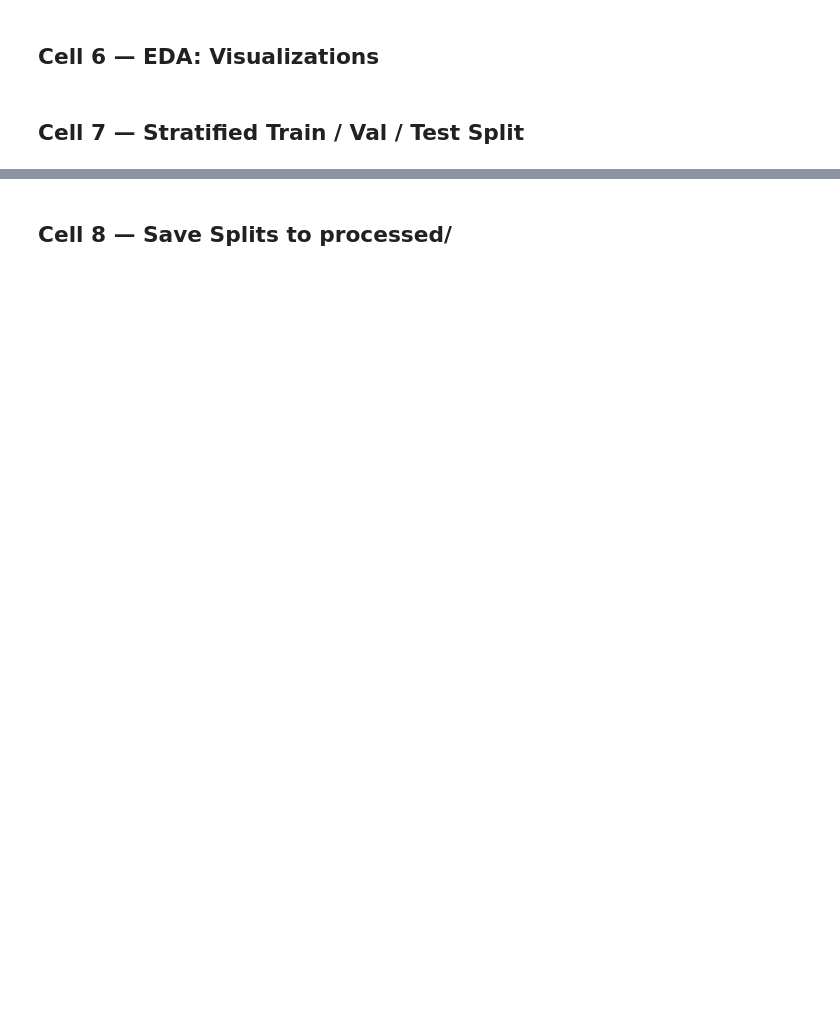
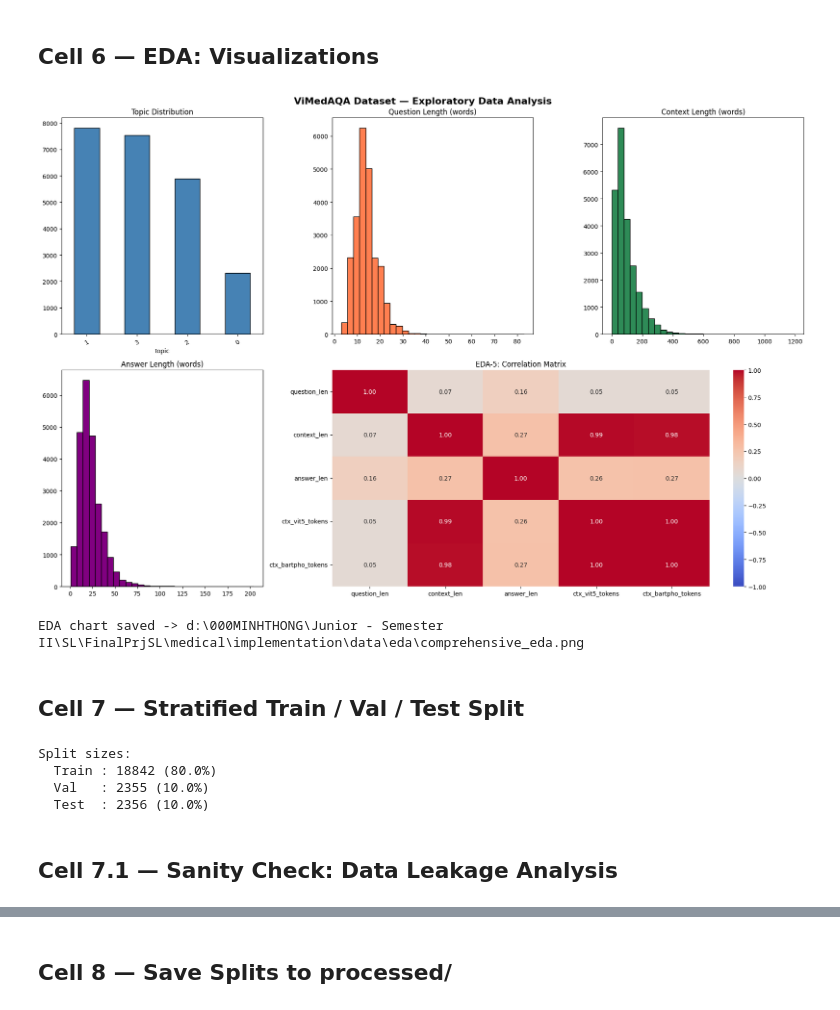
Before and after one commit to conluoi123/VietNamese_MediCal_Virtual_Assistant, a Jupyter notebook: notebooks/01_data_exploration.ipynb, the cells around one changed output, grey strips where cells are left out. Drawn from its saved outputs; the diff is of its cells as text; code cells hidden in the pictures; blank space fills up the shorter version.

```diff
--- a/notebooks/01_data_exploration.ipynb
+++ b/notebooks/01_data_exploration.ipynb
@@ -171,17 +293,45 @@ print(f"EDA chart saved -> {os.path.abspath(eda_png)}")
+# %%
+fig = plt.figure(figsize=(18, 12))
+fig.suptitle("ViMedAQA Dataset — Exploratory Data Analysis", fontsize=16, fontweight="bold")
+
+ax1 = plt.subplot(2, 3, 1)
+topic_counts = df_clean["topic"].value_counts()
+topic_counts.plot(kind="bar", ax=ax1, color="steelblue", edgecolor="black")
+ax1.set_title("Topic Distribution")
+ax1.tick_params(axis="x", rotation=30)
+
+ax2 = plt.subplot(2, 3, 2)
+ax2.hist(df_clean["question_len"], bins=30, color="coral", edgecolor="black")
+ax2.set_title("Question Length (words)")
+
+ax3 = plt.subplot(2, 3, 3)
+ax3.hist(df_clean["context_len"], bins=30, color="seagreen", edgecolor="black")
+ax3.set_title("Context Length (words)")
+
+ax4 = plt.subplot(2, 3, 4)
+ax4.hist(df_clean["answer_len"], bins=30, color="purple", edgecolor="black")
+ax4.set_title("Answer Length (words)")
+
+# EDA-5: Cross-Variable Correlation Matrix
+ax5 = plt.subplot(2, 3, (5, 6))
+corr_cols = ['question_len', 'context_len', 'answer_len', 'ctx_vit5_tokens', 'ctx_bartpho_tokens']
+corr_matrix = df_clean[corr_cols].corr()
+sns.heatmap(corr_matrix, annot=True, cmap="coolwarm", fmt=".2f", ax=ax5, vmin=-1, vmax=1)
+ax5.set_title("EDA-5: Correlation Matrix")
+
+plt.tight_layout()
+
+eda_png = os.path.join(DATA_EDA, "comprehensive_eda.png")
+plt.savefig(eda_png, dpi=150, bbox_inches="tight")
+plt.show()
+print(f"EDA chart saved -> {os.path.abspath(eda_png)}")
+# %% [output]
+[figure, added]
+EDA chart saved -> d:\000MINHTHONG\Junior - Semester II\SL\FinalPrjSL\medical\implementation\data\eda\comprehensive_eda.png
 # %% [markdown]
 ## Cell 7 — Stratified Train / Val / Test Split
 # %%
-# Drop rows with null values in core columns
-CORE_COLS = ["question", "context", "answer", "topic"]
-df_clean = df.dropna(subset=CORE_COLS).reset_index(drop=True)
-print(f"Samples after null removal: {len(df_clean)} (dropped {len(df) - len(df_clean)})")
-
-# Check original split structure
-print("\nOriginal split tag distribution:")
-print(df_clean["_original_split"].value_counts())
-
 # Stratified split: 80% train / 10% val / 10% test
-# seed=42 for reproducibility
 train_df, temp_df = train_test_split(
     df_clean,
     test_size=0.2,
@@ -199,10 +349,10 @@ print(f"\nSplit sizes:")
 print(f"  Train : {len(train_df)} ({len(train_df)/len(df_clean)*100:.1f}%)")
 print(f"  Val   : {len(val_df)} ({len(val_df)/len(df_clean)*100:.1f}%)")
 print(f"  Test  : {len(test_df)} ({len(test_df)/len(df_clean)*100:.1f}%)")
-
-print("\nTrain topic distribution:")
-print(train_df["topic"].value_counts())
-print("\nVal topic distribution:")
-print(val_df["topic"].value_counts())
-print("\nTest topic distribution:")
-print(test_df["topic"].value_counts())
+# %% [output]
+Split sizes:
+  Train : 18842 (80.0%)
+  Val   : 2355 (10.0%)
+  Test  : 2356 (10.0%)
+# %% [markdown]
+## Cell 7.1 — Sanity Check: Data Leakage Analysis
```
Also changed, not shown: parts of 15 cells of this notebook, 6 other files.
